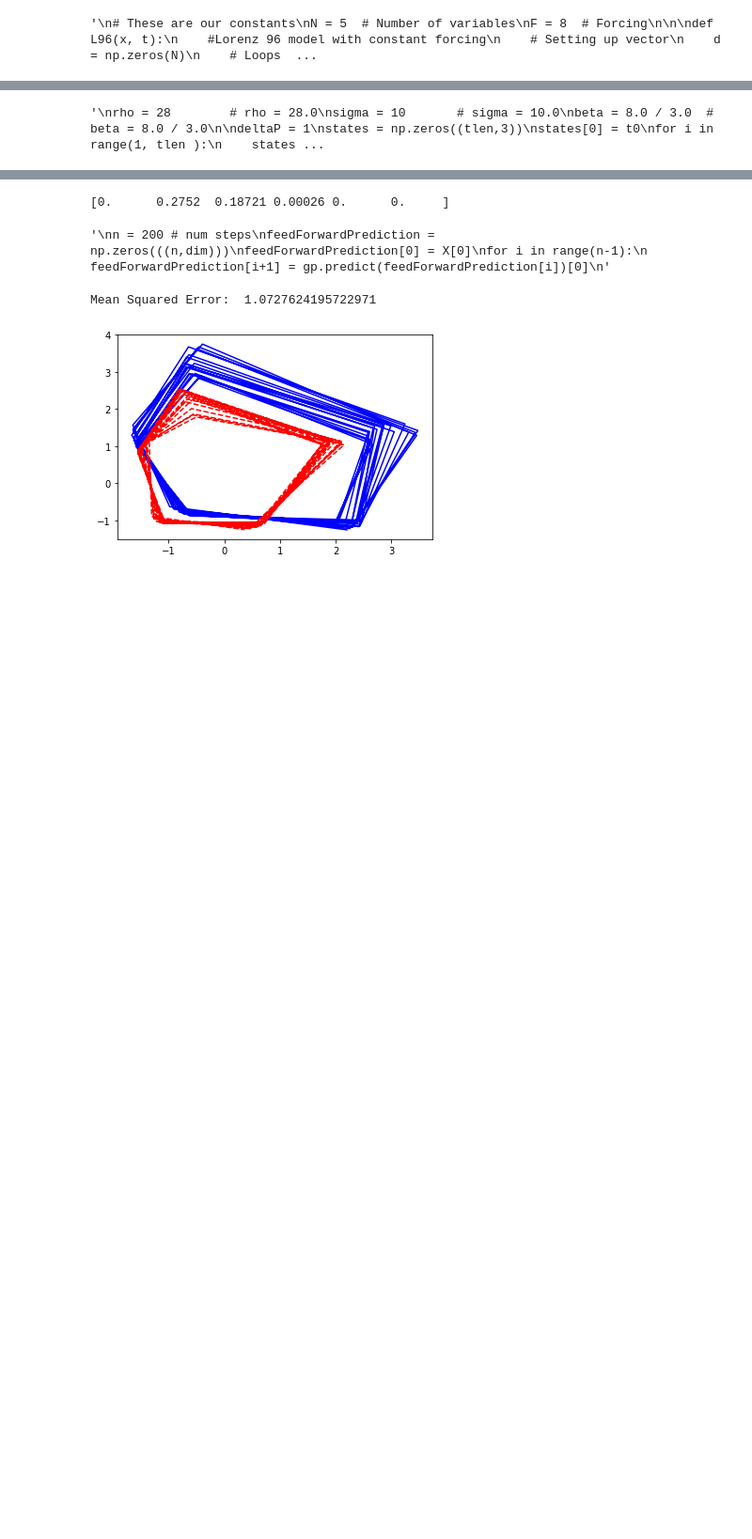
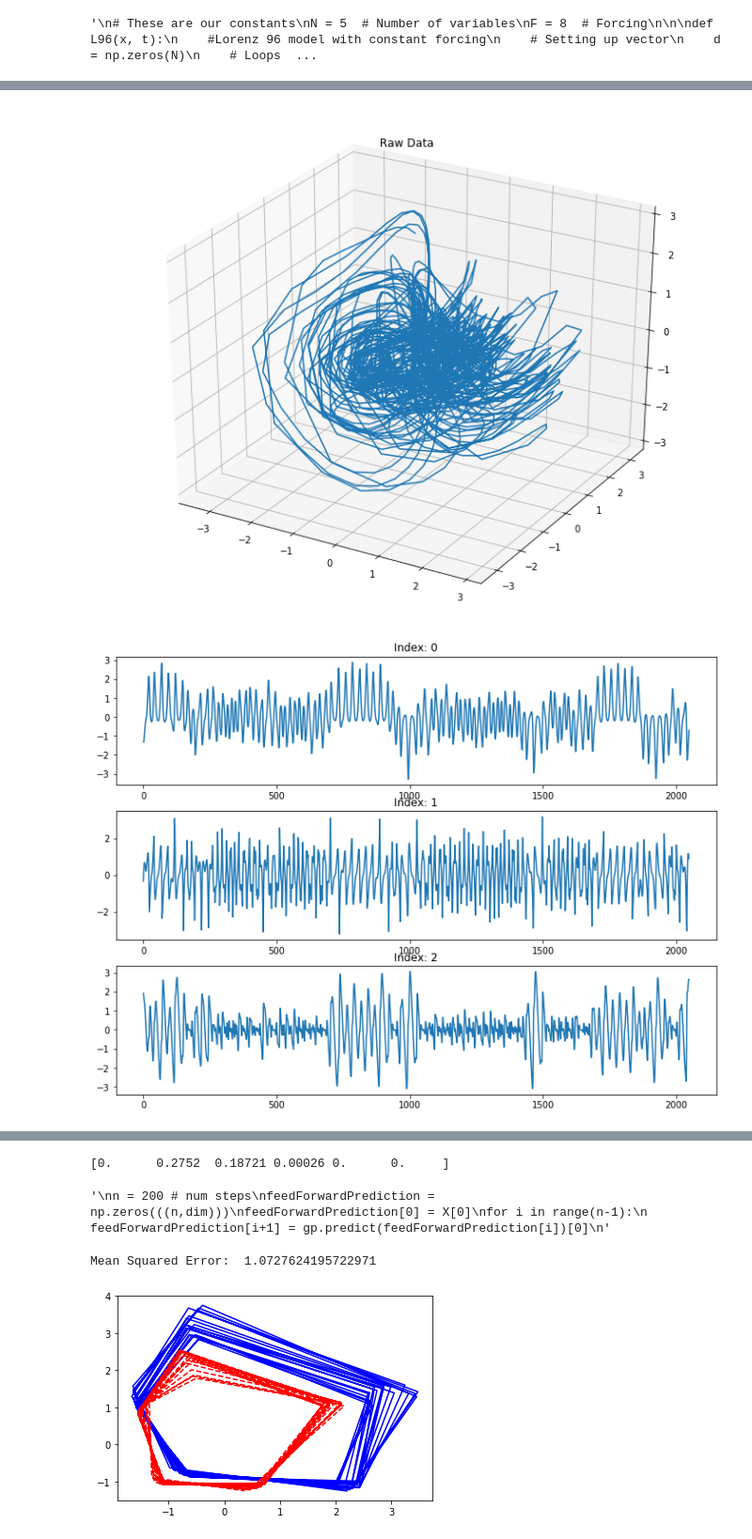
Before and after one commit to kenflat2/Nonlinear-Regression, a Jupyter notebook: GP Experimenter.ipynb, the cells around one changed output, grey strips where cells are left out. Shown at 94% size. Drawn from its saved outputs; the diff is of its cells as text; code cells hidden in the pictures; blank space fills up the shorter version.

```diff
--- a/GP Experimenter.ipynb
+++ b/GP Experimenter.ipynb
@@ -106,6 +106,10 @@ def LorenzYang(xi, t):
 
     (x,y,z) = xi
     return -sigma*(x-y)+k1(t)*y, rho*x-y-x*z+k2(t)*z, -beta*z+x*y+(k3(t)+k4(t))*y  # Derivatives
+
+def SprottP(xi, t, d):
+    (x,y,z) = xi
+    return ( d*y, -x - np.sign(z)*y, y**2 - np.exp(-x**2))
 # %%
 def delayEmbed(Xin, Yin,assignment,embInterval):
 
@@ -246,6 +255,61 @@ for i in range(1, tlen ):
     states[i] = odeint(LorenzP,states[i-1],np.array([0,step]),args=(rho,sigma,beta))[1,:]
     sigma += deltaP
 """
+
+# Sprott
+# dp = lambda t : 0.5 + 0.35 * np.cos(0.9 *2*np.pi*t/tlen)# 0.5 * t / tlen
+dp = lambda t : 0.5
+
+
+largs = lambda t : (dp(t),)
+
+states = np.zeros((tlen,3))
+states[0] = t0
+for i in range(1, tlen ):
+    # print(largs(i))
+    states[i] = odeint(SprottP,states[i-1],t[i-1:i+1],args=largs(i))[1,:]
+Xr = standardize(states[settlingTime:])
+
 # END NON STATIONARY
-# %% [output]
-'\nrho = 28        # rho = 28.0\nsigma = 10       # sigma = 10.0\nbeta = 8.0 / 3.0  # beta = 8.0 / 3.0\n\ndeltaP = 1\nstates = np.zeros((tlen,3))\nstates[0] = t0\nfor i in range(1, tlen ):\n    states ...
+# %%
+""" UPDATE DRIVERS HERE """
+digiDrivers = [dp]
+
+gtsr = np.zeros((Xr.shape[0], ndrivers))
+for ind in range(len(digiDrivers)):
+    tmp = np.fromfunction(lambda i : digiDrivers[ind](i), (Xr.shape[0],) , dtype = float)# time series of gmax
+    gtsr[:,ind] = tmp
+# %%
+fig2 = plt.figure(2,figsize=(12,10))
+if dim == 1:
+    ax2 = plt.subplot()
+    ax2.plot(Xr[:,0],"b") # states
+elif dim == 2:
+    ax2 = plt.subplot()
+    ax2.plot(Xr[:,0],Xr[:,1])
+else:
+    ax2 = fig2.gca(projection="3d")
+    ax2.plot(Xr[:,0],Xr[:,1],Xr[:,2])
+ax2.set_title("Raw Data")
+
+if dim != 1:
+    figTS, axTS = plt.subplots(dim,figsize=(12,dim*3))
+    axTS[0].set_title("Cross section Time Series")
+    for i in range(dim):
+        axTS[i].set_title("Index: {ind}".format(ind=i))
+        axTS[i].plot(Xr[:,i])
+
+if ndrivers != 0:
+    figD, axD = plt.subplots(ndrivers, figsize=(12,ndrivers*3))
+    if ndrivers == 1:
+        axD.set_title("Driver(s)")
+        axD.plot(gtsr, c="tab:orange")
+    else:
+        axD[0].set_title("Driver(s)")
+        for d in range(ndrivers):
+            axD[d].plot(gtsr[:,d], c="tab:orange")
+
+plt.show()
+# %% [output]
+[figure, added]
+[figure, added]
```
Also changed, not shown: parts of 8 cells of this notebook, 2 other files.
